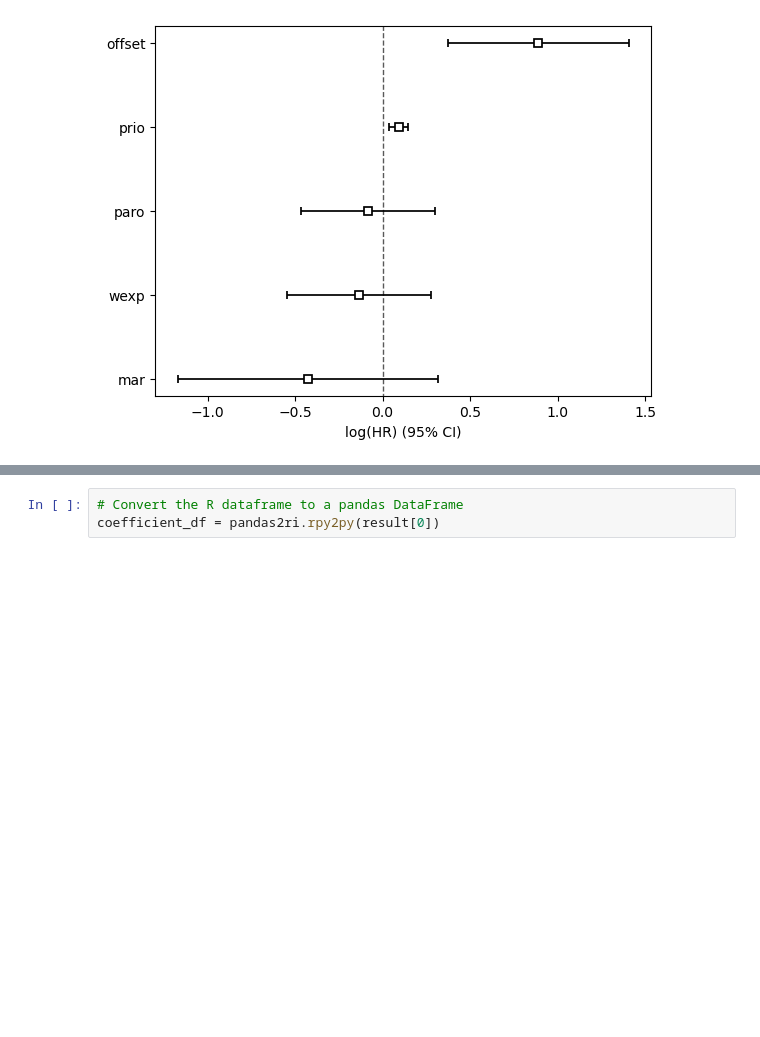
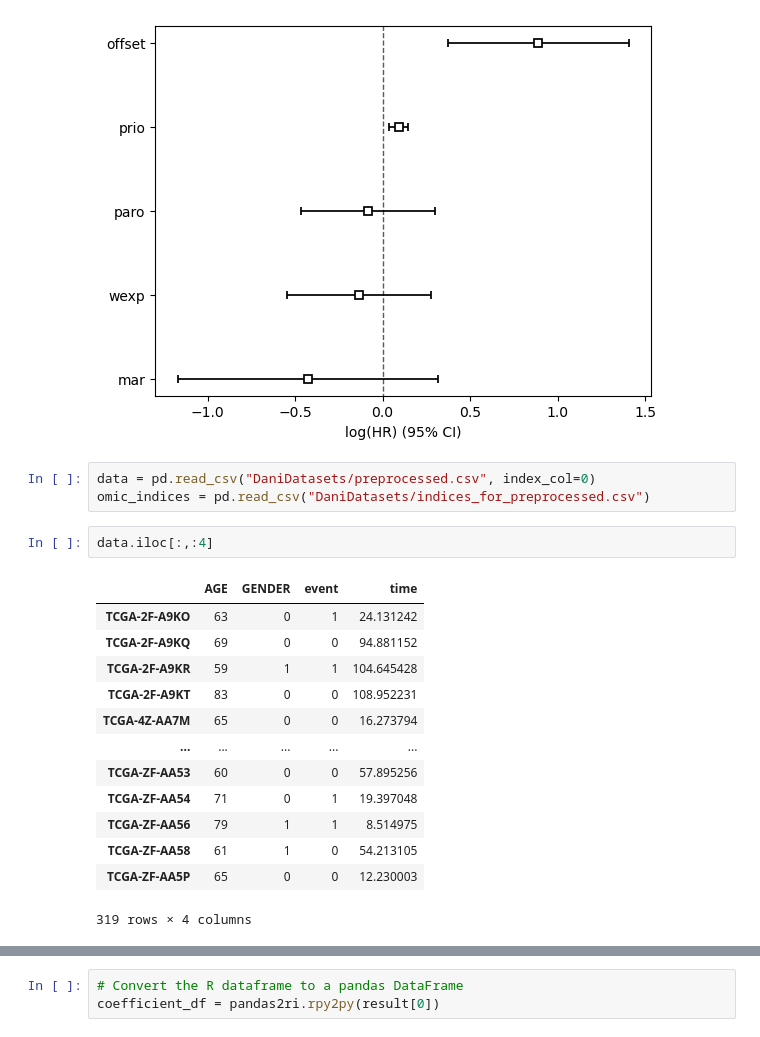
Before and after one commit to arcticronin/CoPLaS, a Jupyter notebook: lifelinesmodel.ipynb, the cells around one changed output, grey strips where cells are left out. Cells and saved outputs as stored; diff of their text form; blank space fills up the shorter version.

```diff
--- a/lifelinesmodel.ipynb
+++ b/lifelinesmodel.ipynb
@@ -162,3 +162,22 @@ cph.plot()
 # %% [output]
 <Axes: xlabel='log(HR) (95% CI)'>
 [figure]
+# %%
+data = pd.read_csv("DaniDatasets/preprocessed.csv", index_col=0)
+omic_indices = pd.read_csv("DaniDatasets/indices_for_preprocessed.csv")
+# %%
+data.iloc[:,:4]
+# %% [output]
+|  | AGE | GENDER | event | time |
+| TCGA-2F-A9KO | 63 | 0 | 1 | 24.131242 |
+| TCGA-2F-A9KQ | 69 | 0 | 0 | 94.881152 |
+| TCGA-2F-A9KR | 59 | 1 | 1 | 104.645428 |
+| TCGA-2F-A9KT | 83 | 0 | 0 | 108.952231 |
+| TCGA-4Z-AA7M | 65 | 0 | 0 | 16.273794 |
+| ... | ... | ... | ... | ... |
+| TCGA-ZF-AA53 | 60 | 0 | 0 | 57.895256 |
+| TCGA-ZF-AA54 | 71 | 0 | 1 | 19.397048 |
+| TCGA-ZF-AA56 | 79 | 1 | 1 | 8.514975 |
+| TCGA-ZF-AA58 | 61 | 1 | 0 | 54.213105 |
+| TCGA-ZF-AA5P | 65 | 0 | 0 | 12.230003 |
+319 rows × 4 columns
```
Also changed, not shown: parts of 3 cells of this notebook, 1 other file.
